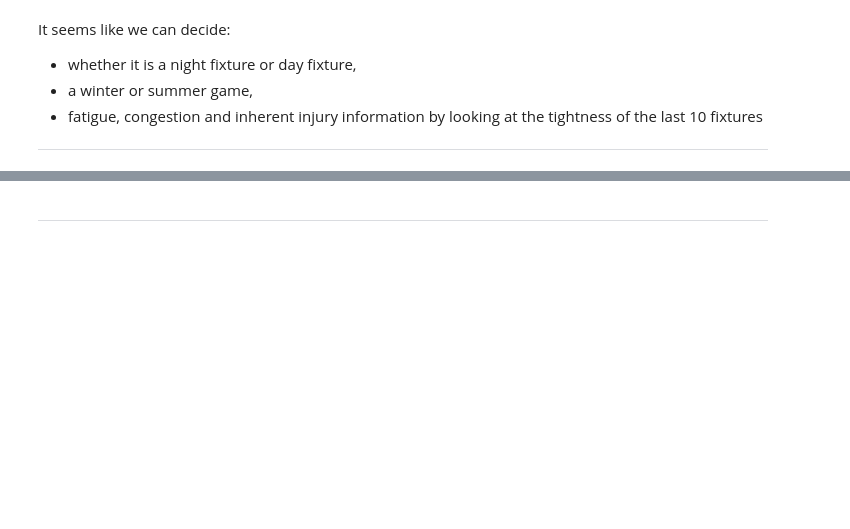
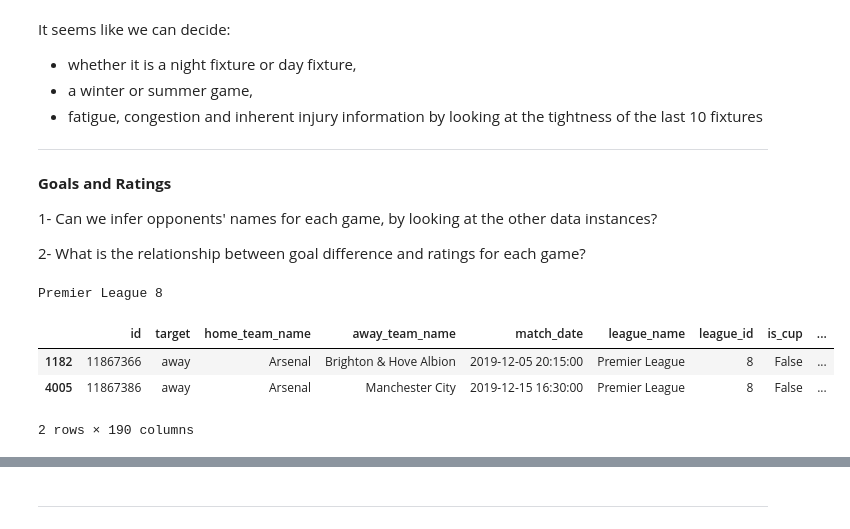
Before and after one commit to TuncYilmaz/Kaggle_Foot_Prob_Pred, a Jupyter notebook: data-preprocessing.ipynb, the cells around one changed output, grey strips where cells are left out. Drawn from its saved outputs; the diff is of its cells as text; code cells hidden in the pictures; blank space fills up the shorter version.

```diff
--- a/data-preprocessing.ipynb
+++ b/data-preprocessing.ipynb
@@ -46,3 +54,35 @@ It seems like we can decide:
 - a winter or summer game,
 - fatigue, congestion and inherent injury information by looking at the tightness of the last 10 fixtures
 -----
+# %% [markdown]
+**Goals and Ratings**
+
+1- Can we infer opponents' names for each game, by looking at the other data instances?
+
+2- What is the relationship between goal difference and ratings for each game?
+# %%
+# find english premier league id in the dataset using the arsenal game discovered earlier on
+print(train.loc[1182].league_name, train.loc[1182].league_id)
+# %% [output]
+Premier League 8
+# %%
+# for each Arsenal game in the PL, create a dictionary to hold previous PL encounters where
+# keys are dates, and values are the results in the form (Is_Home, Result)
+
+arsenal_home_encounters = dict()
+
+cond1 = train.league_id == '8' # premier league
+cond2 = train.is_cup == "False" # not a cup game
+cond3 = train.home_team_name == 'Arsenal'# arsenal plays at home
+
+
+train_subset = train[cond3  &  cond1 & cond2]
+# record the match ids in a list to iterate later on
+train_subset_ids = list(train_subset["id"])
+
+train_subset.head(2)
+# %% [output]
+|  | id | target | home_team_name | away_team_name | match_date | league_name | league_id | is_cup | ... |
+| 1182 | 11867366 | away | Arsenal | Brighton & Hove Albion | 2019-12-05 20:15:00 | Premier League | 8 | False | ... |
+| 4005 | 11867386 | away | Arsenal | Manchester City | 2019-12-15 16:30:00 | Premier League | 8 | False | ... |
+2 rows × 190 columns
```
Also changed, not shown: parts of 8 cells of this notebook.
